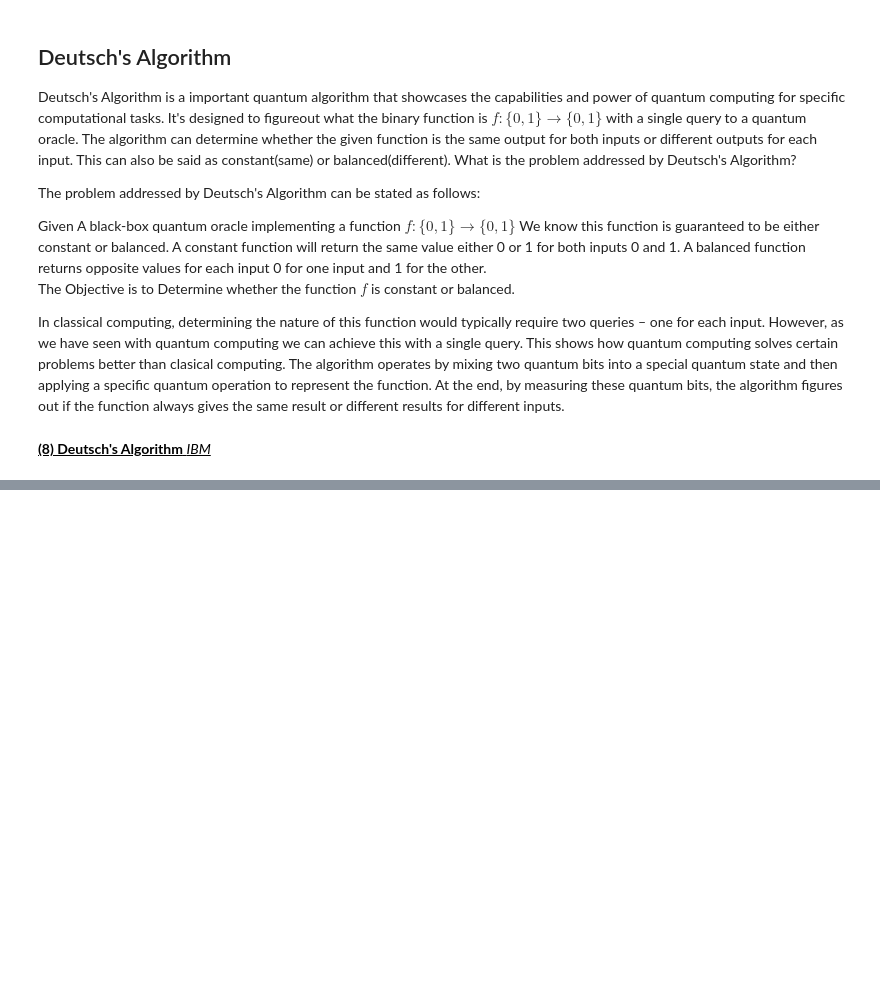
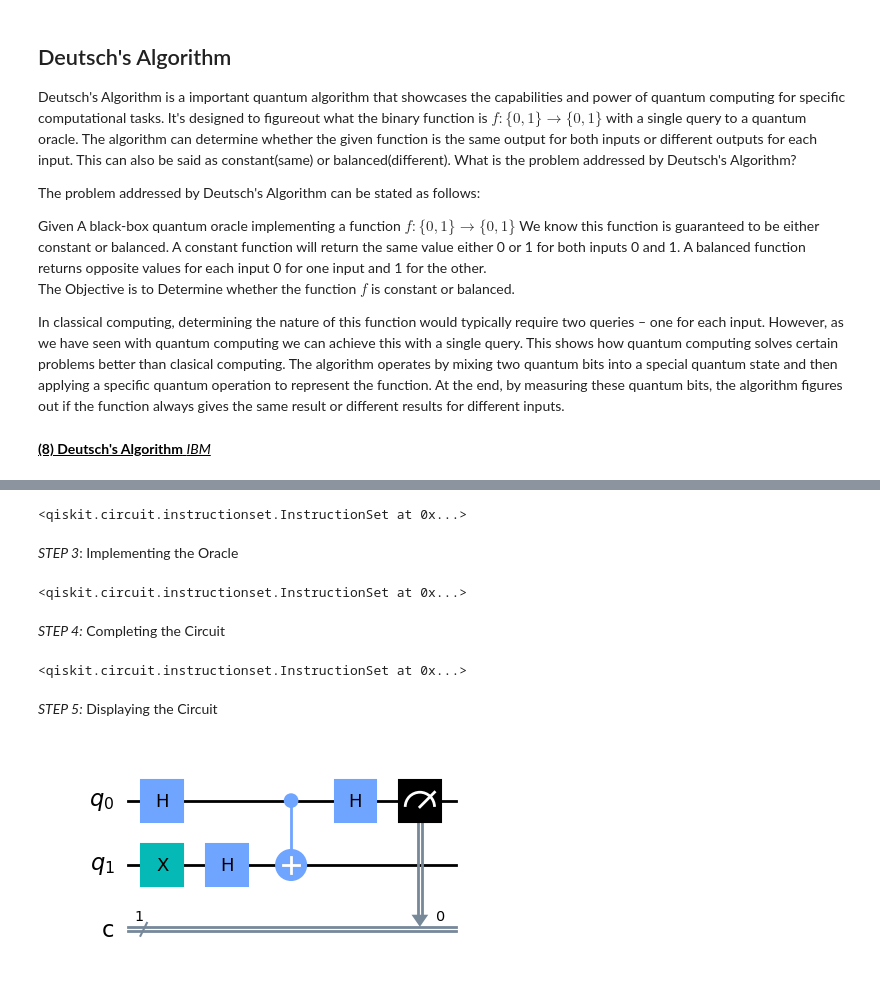
Before and after one commit to RazzaNoonan/EmergingTechnologies, a Jupyter notebook: project.ipynb, the cells around one changed output, grey strips where cells are left out. Cells and saved outputs as stored; diff of their text form; code cells hidden in the pictures; blank space fills up the shorter version.

Commit message:
Detschs Algorithm and Joza Algorithm using Qiskit

```diff
--- a/project.ipynb
+++ b/project.ipynb
@@ -89,0 +108,3 @@ In classical computing, determining the nature of this function would typically
+# %%
+# Creating a quantum circuit with 2 qubits and 1 classical bit
+qc = QuantumCircuit(2, 1)
@@ -89,0 +113,32 @@ In classical computing, determining the nature of this function would typically
+# %%
+# Applying Hadamard gate to both qubits
+qc.h(0)
+qc.x(1)
+qc.h(1)
+# %% [output]
+<qiskit.circuit.instructionset.InstructionSet at 0x...>
+# %% [markdown]
+_STEP 3_: Implementing the Oracle
+# %%
+# Example of a balanced oracle
+qc.cx(0, 1)
+
+# Example of a constant oracle
+# qc.id(0)  # Identity gate (does nothing), representing a constant function
+# %% [output]
+<qiskit.circuit.instructionset.InstructionSet at 0x...>
+# %% [markdown]
+_STEP 4:_ Completing the Circuit
+# %%
+# Applying Hadamard gate and measuring the first qubit
+qc.h(0)
+qc.measure(0, 0)
+# %% [output]
+<qiskit.circuit.instructionset.InstructionSet at 0x...>
+# %% [markdown]
+_STEP 5:_ Displaying the Circuit
+# %%
+# Displaying the circuit
+qc.draw('mpl')
+# %% [output]
+[figure, added]
```
Also changed, not shown: parts of 29 cells of this notebook, 19 other files.
